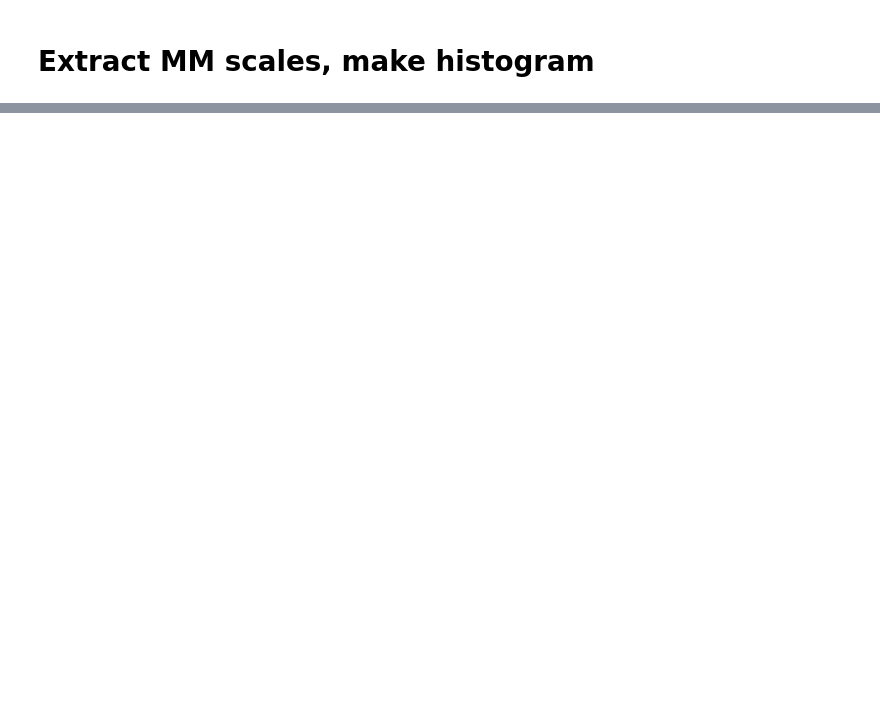
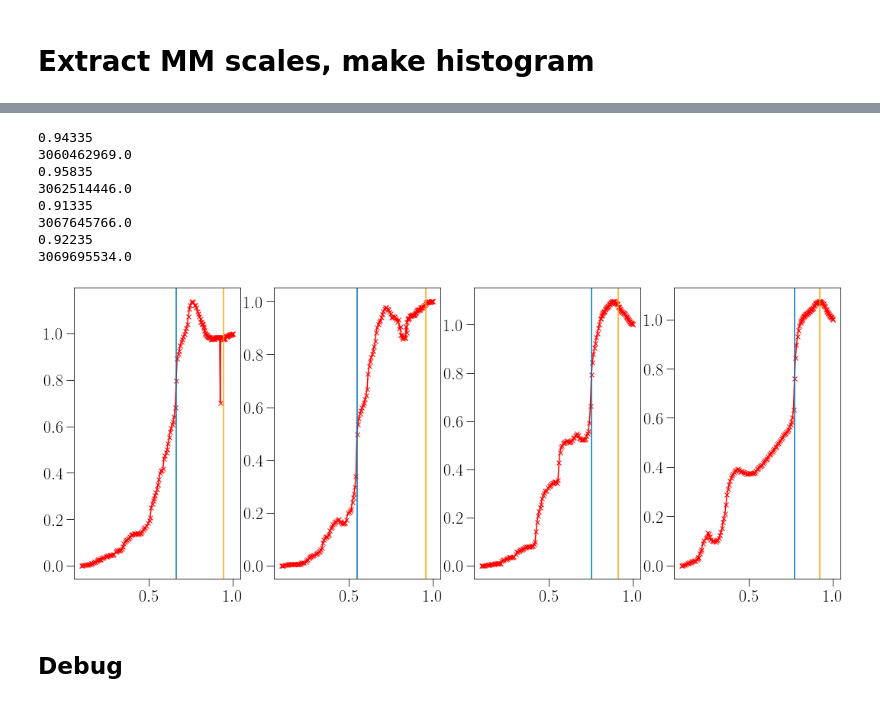
Before and after one commit to ismael-mendoza/nbody-relaxed, a Jupyter notebook: notebooks/jupyter/exploratory/extract-MM-scales2.ipynb, the cells around one changed output, grey strips where cells are left out. Saved outputs shown, nothing was run; the diff lists cells and outputs as text; code cells hidden in the pictures; blank space fills up the shorter version.

```diff
--- a/notebooks/jupyter/exploratory/extract-MM-scales2.ipynb
+++ b/notebooks/jupyter/exploratory/extract-MM-scales2.ipynb
@@ -125,0 +177,3 @@ Text(0, 0.5, 'Estimate')
+# %%
+weird_bool = (cat['scale_of_last_mm'] > 0.4) & (cat['scale_of_last_mm'] < 0.8) & (scale_of_last_MM_inst[:, 0] > 0.9)
+weird_indices = np.arange(len(cat))[weird_bool]
@@ -125,0 +193,21 @@ Text(0, 0.5, 'Estimate')
+# %%
+fig, axes = plt.subplots(nrows=1, ncols=4, figsize=(18, 7))
+axes = axes.flatten()
+for i in range(len(axes)):
+    axes[i].plot(scales, ma[weird_indices[i], :], 'r-x', )
+    axes[i].axvline(cat['scale_of_last_mm'][weird_indices][i])
+    axes[i].axvline(scale_of_last_MM_inst[:,0][weird_indices[i]], color='orange')
+    print(scale_of_last_MM_inst[:,0][weird_indices[i]])
+    print(cat['id'][weird_indices[i]])
+# %% [output]
+0.94335
+3060462969.0
+0.95835
+3062514446.0
+0.91335
+3067645766.0
+0.92235
+3069695534.0
+[figure, added]
+# %% [markdown]
+## Debug
```
Also changed, not shown: parts of 19 cells of this notebook, 18 other files.
